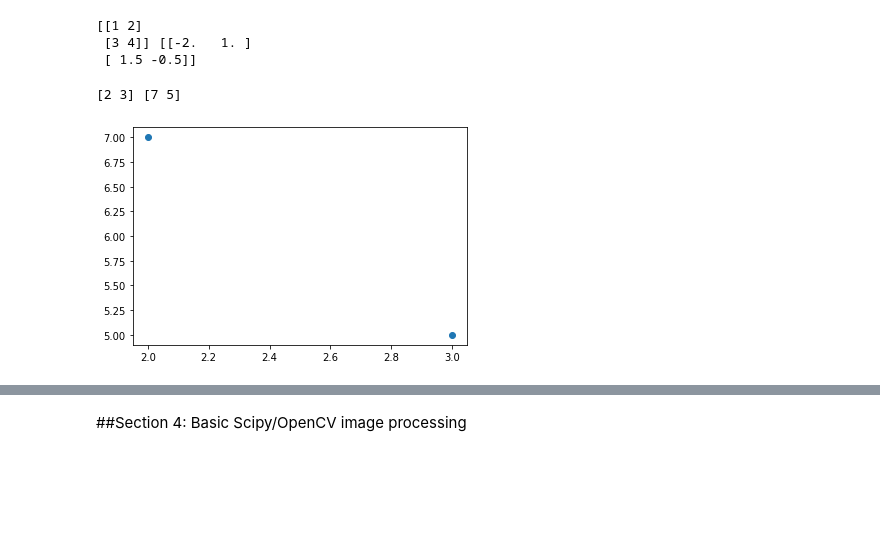
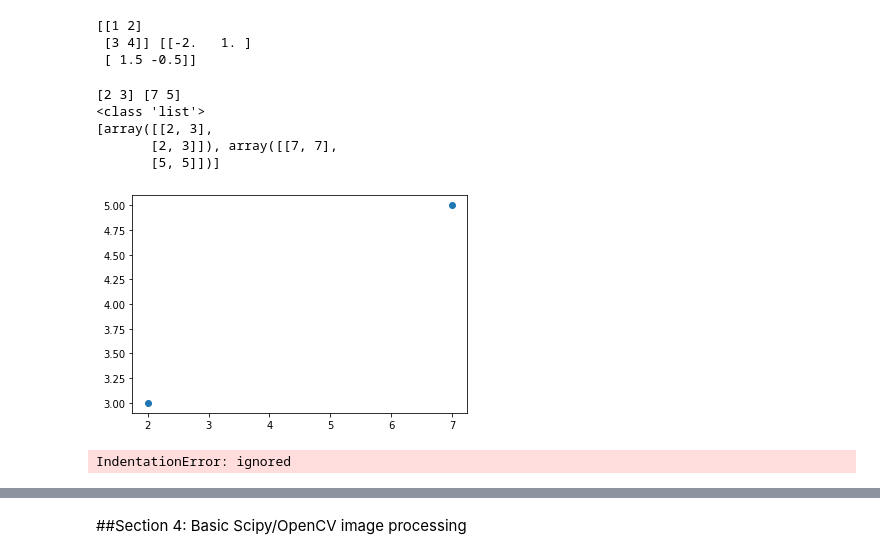
Before and after one commit to twyunting/CSC-676_Computer-Vision, a Jupyter notebook: Homeworks/hw2/CSC-676_HW2_Numpy Exercises 1_YuntingChiu.ipynb, the cells around one changed output, grey strips where cells are left out. Drawn from its saved outputs; the diff is of its cells as text; code cells hidden in the pictures; blank space fills up the shorter version.

```diff
--- a/Homeworks/hw2/CSC-676_HW2_Numpy Exercises 1_YuntingChiu.ipynb
+++ b/Homeworks/hw2/CSC-676_HW2_Numpy Exercises 1_YuntingChiu.ipynb
@@ -414,13 +414,20 @@ print(matrix, inversedMatrix)
 # %%
 # 3.3 Matrix Linear Transformation
 v1 = np.array([2, 3])
 A = np.array([[2, 1], [1, 1]])
 v2 = np.dot(v1, A) # alt: v1 @ A
 print(v1, v2)
 
 coordinates = np.meshgrid(v1, v2)
-plt.scatter(v1, v2)
+print(type(coordinates))
+print(coordinates)
+
+plt.scatter([v1[0], v2[0]], [v1[1], v2[1]])
 plt.show()
 # %% [output]
 [2 3] [7 5]
+<class 'list'>
+[array([[2, 3],
+       [2, 3]]), array([[7, 7],
+       [5, 5]])]
-[figure, old version]
+[figure, new version]
@@ -429,3 +434,9 @@ plt.show()
+# %%
+# 3.4
+ A = np.array([[4, -3], [6, -4]])
+ print(np.dot(A, np.array([1, 1])) == np.array([1, 2]))
+# %% [output]
+IndentationError: ignored
 # %%
 # 3.5
 # 1X+2Y=10, 3X+4Y = 20
```
Also changed, not shown: parts of 8 cells of this notebook.
